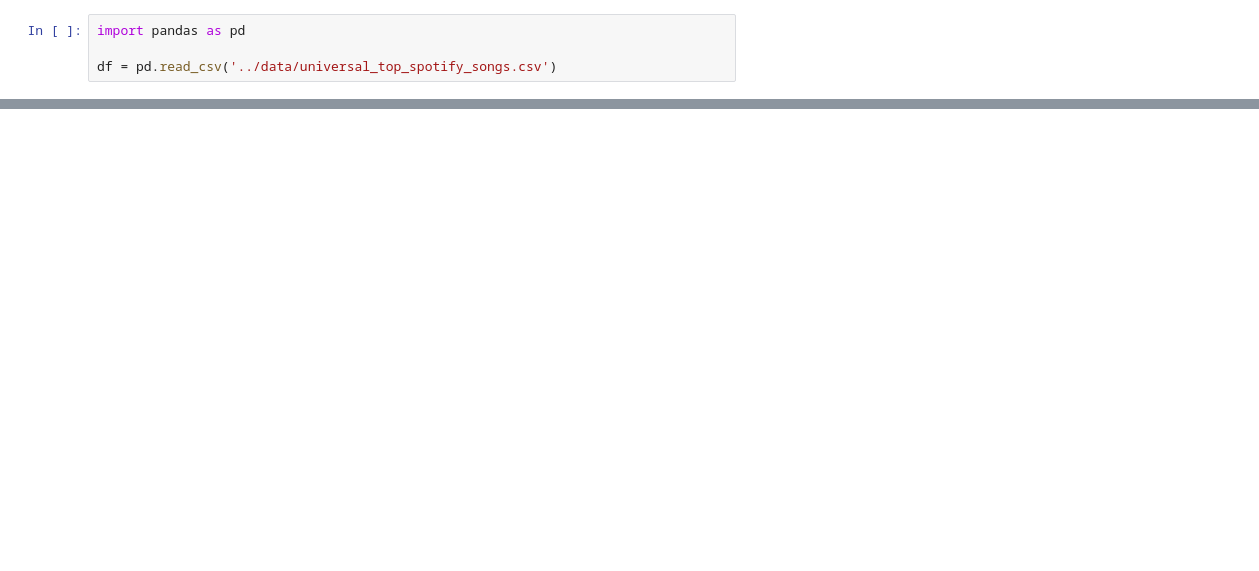
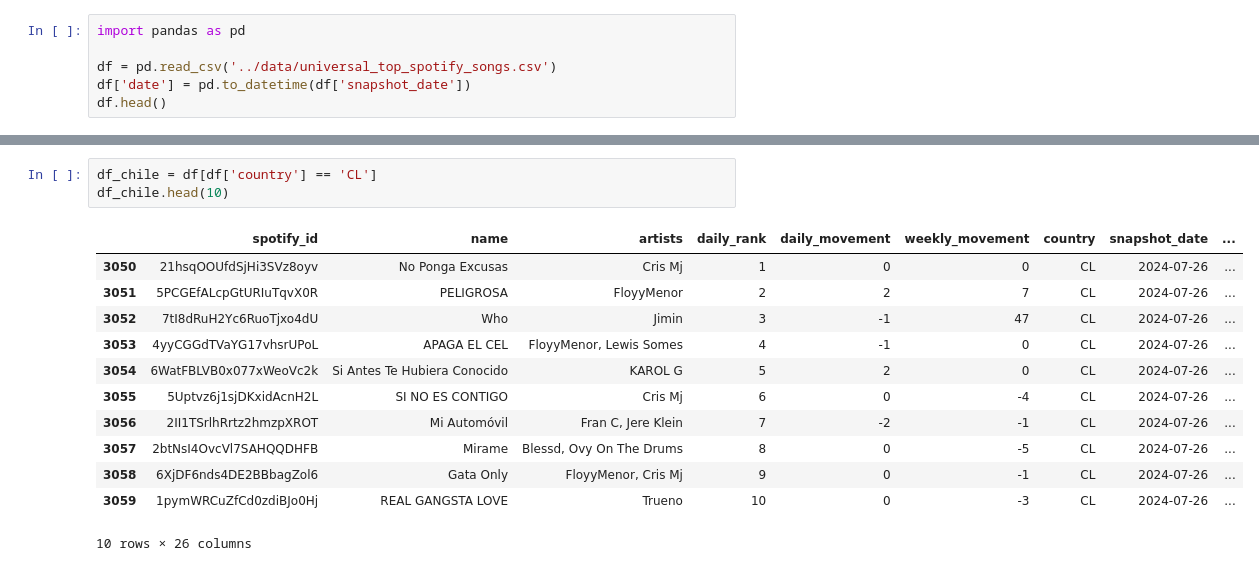
Before and after one commit to Vokturz/pydatascience-clase-07, a Jupyter notebook: notebooks/00_exploracion.ipynb, the cells around one changed output, grey strips where cells are left out. Cells and saved outputs as stored; diff of their text form; blank space fills up the shorter version.

```diff
--- a/notebooks/00_exploracion.ipynb
+++ b/notebooks/00_exploracion.ipynb
@@ -2,3 +2,5 @@
 import pandas as pd
 
 df = pd.read_csv('../data/universal_top_spotify_songs.csv')
+df['date'] = pd.to_datetime(df['snapshot_date'])
+df.head()
@@ -24,0 +41,16 @@ Commands:
+# %%
+df_chile = df[df['country'] == 'CL']
+df_chile.head(10)
+# %% [output]
+|  | spotify_id | name | artists | daily_rank | daily_movement | weekly_movement | country | snapshot_date | ... |
+| 3050 | 21hsqOOUfdSjHi3SVz8oyv | No Ponga Excusas | Cris Mj | 1 | 0 | 0 | CL | 2024-07-26 | ... |
+| 3051 | 5PCGEfALcpGtURIuTqvX0R | PELIGROSA | FloyyMenor | 2 | 2 | 7 | CL | 2024-07-26 | ... |
+| 3052 | 7tI8dRuH2Yc6RuoTjxo4dU | Who | Jimin | 3 | -1 | 47 | CL | 2024-07-26 | ... |
+| 3053 | 4yyCGGdTVaYG17vhsrUPoL | APAGA EL CEL | FloyyMenor, Lewis Somes | 4 | -1 | 0 | CL | 2024-07-26 | ... |
+| 3054 | 6WatFBLVB0x077xWeoVc2k | Si Antes Te Hubiera Conocido | KAROL G | 5 | 2 | 0 | CL | 2024-07-26 | ... |
+| 3055 | 5Uptvz6j1sjDKxidAcnH2L | SI NO ES CONTIGO | Cris Mj | 6 | 0 | -4 | CL | 2024-07-26 | ... |
+| 3056 | 2II1TSrlhRrtz2hmzpXROT | Mi Automóvil | Fran C, Jere Klein | 7 | -2 | -1 | CL | 2024-07-26 | ... |
+| 3057 | 2btNsI4OvcVl7SAHQQDHFB | Mirame | Blessd, Ovy On The Drums | 8 | 0 | -5 | CL | 2024-07-26 | ... |
+| 3058 | 6XjDF6nds4DE2BBbagZol6 | Gata Only | FloyyMenor, Cris Mj | 9 | 0 | -1 | CL | 2024-07-26 | ... |
+| 3059 | 1pymWRCuZfCd0zdiBJo0Hj | REAL GANGSTA LOVE | Trueno | 10 | 0 | -3 | CL | 2024-07-26 | ... |
+10 rows × 26 columns
```
Also changed, not shown: parts of 9 cells of this notebook.
